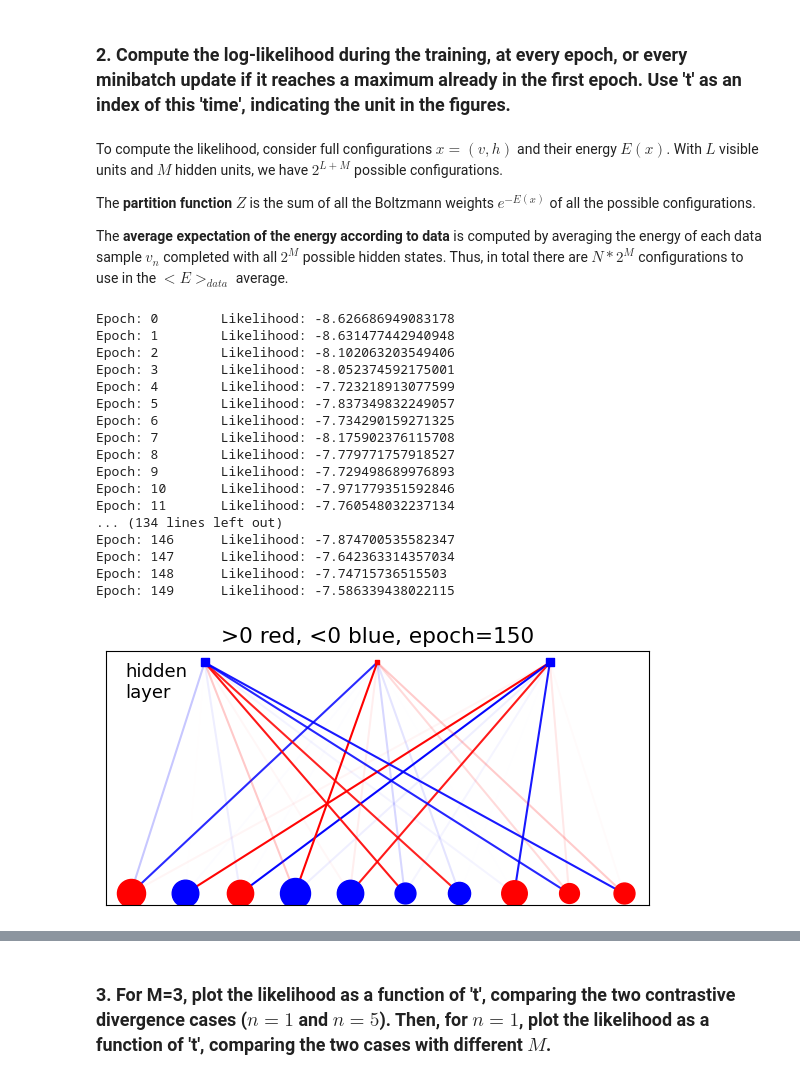
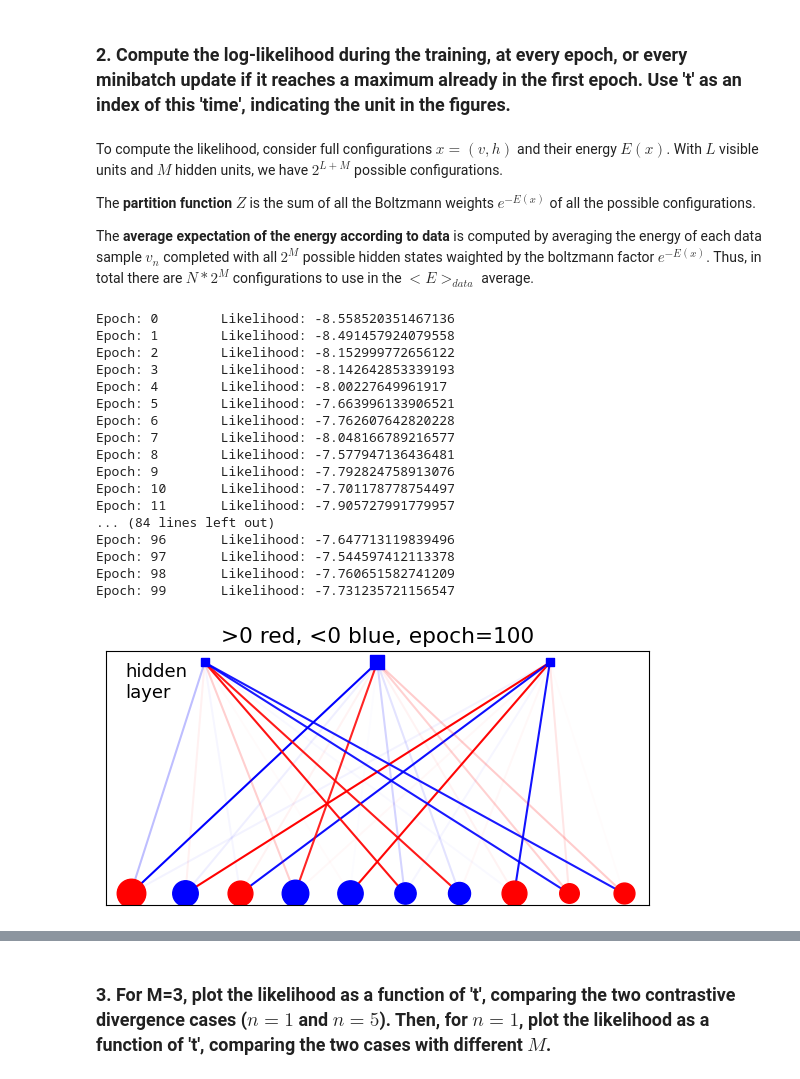
Before and after one commit to GiacomoLongaroni/LCP_mod_B, a Jupyter notebook: Ex4/RBM_24-giulia.ipynb, the cells around one changed output, grey strips where cells are left out. Saved outputs shown, nothing was run; the diff lists cells and outputs as text; code cells hidden in the pictures.

```diff
--- a/Ex4/RBM_24-giulia.ipynb
+++ b/Ex4/RBM_24-giulia.ipynb
@@ -451,5 +420,6 @@ Low temperature: the sigmoid becomes like a step function and the patterns becom
 # %%
 for i in range(1,6):
+    CD_n_steps = i
     w_CD, a_CD, b_CD = RBM_train()
     plotgraph(epoch=100, w=w_CD, a=a_CD, b=b_CD, CD=i)
 # %% [output]
@@ -461,7 +435,7 @@ To compute the likelihood, consider full configurations $x = (v,h)$ and their en
 
 The **partition function $Z$** is the sum of all the Boltzmann weights $e^{-E(x)}$ of all the possible configurations.
 
-The **average expectation of the energy according to data** is computed by averaging the energy of each data sample $v_n$ completed with all $2^M$ possible hidden states. Thus, in total there are $N*2^M$ configurations to use in the $<E>_{data}$ average.
+The **average expectation of the energy according to data** is computed by averaging the energy of each data sample $v_n$ completed with all $2^M$ possible hidden states waighted by the boltzmann factor $e^{-E(x)}$. Thus, in total there are $N*2^M$ configurations to use in the $<E>_{data}$ average.
 # %%
 import itertools as it
 
@@ -516,7 +490,7 @@ def RBM_train_L(weights = w, a_func = a, b_func = b, verbose=False):
     data_energies = []
     logZs = []
 
-    for epoch in range(150):
+    for epoch in range(100):
         # aggregate normalization of batch statistics and learning rate in l_rate_m
         l_rate_m = l_rate / mini
         energies = []
@@ -600,24 +574,24 @@ def RBM_train_L(weights = w, a_func = a, b_func = b, verbose=False):
 # %%
 w_l, a_l, b_l, logL, dataenergies, logZfunc = RBM_train_L()
 # %% [output]
-Epoch: 0        Likelihood: -8.626686949083178
-Epoch: 1        Likelihood: -8.631477442940948
-Epoch: 2        Likelihood: -8.102063203549406
-Epoch: 3        Likelihood: -8.052374592175001
-Epoch: 4        Likelihood: -7.723218913077599
-Epoch: 5        Likelihood: -7.837349832249057
-Epoch: 6        Likelihood: -7.734290159271325
-Epoch: 7        Likelihood: -8.175902376115708
-Epoch: 8        Likelihood: -7.779771757918527
-Epoch: 9        Likelihood: -7.729498689976893
-Epoch: 10       Likelihood: -7.971779351592846
-Epoch: 11       Likelihood: -7.760548032237134
-... (134 lines left out)
-Epoch: 146      Likelihood: -7.874700535582347
-Epoch: 147      Likelihood: -7.642363314357034
-Epoch: 148      Likelihood: -7.74715736515503
-Epoch: 149      Likelihood: -7.586339438022115
+Epoch: 0        Likelihood: -8.558520351467136
+Epoch: 1        Likelihood: -8.491457924079558
+Epoch: 2        Likelihood: -8.152999772656122
+Epoch: 3        Likelihood: -8.142642853339193
+Epoch: 4        Likelihood: -8.00227649961917
+Epoch: 5        Likelihood: -7.663996133906521
+Epoch: 6        Likelihood: -7.762607642820228
+Epoch: 7        Likelihood: -8.048166789216577
+Epoch: 8        Likelihood: -7.577947136436481
+Epoch: 9        Likelihood: -7.792824758913076
+Epoch: 10       Likelihood: -7.701178778754497
+Epoch: 11       Likelihood: -7.905727991779957
+... (84 lines left out)
+Epoch: 96       Likelihood: -7.647713119839496
+Epoch: 97       Likelihood: -7.544597412113378
+Epoch: 98       Likelihood: -7.760651582741209
+Epoch: 99       Likelihood: -7.731235721156547
 # %%
-plotgraph(150, w_l, a_l, b_l)
+plotgraph(100, w_l, a_l, b_l)
 # %% [output]
-[figure, old version]
+[figure, new version]
```
Also changed, not shown: parts of 27 cells of this notebook.
